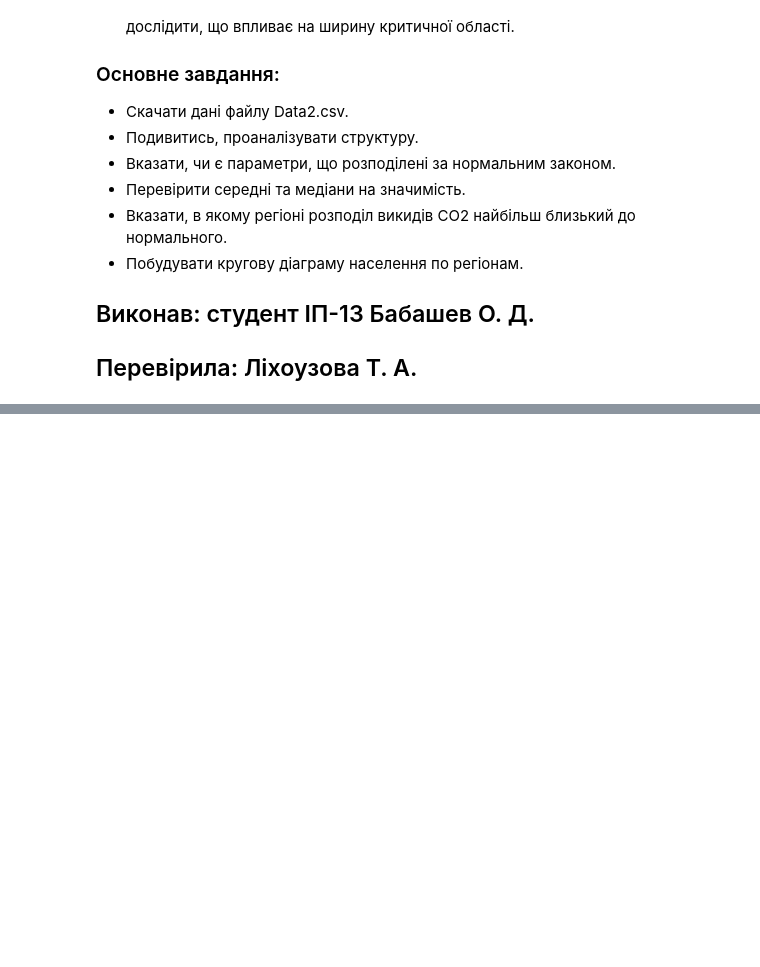
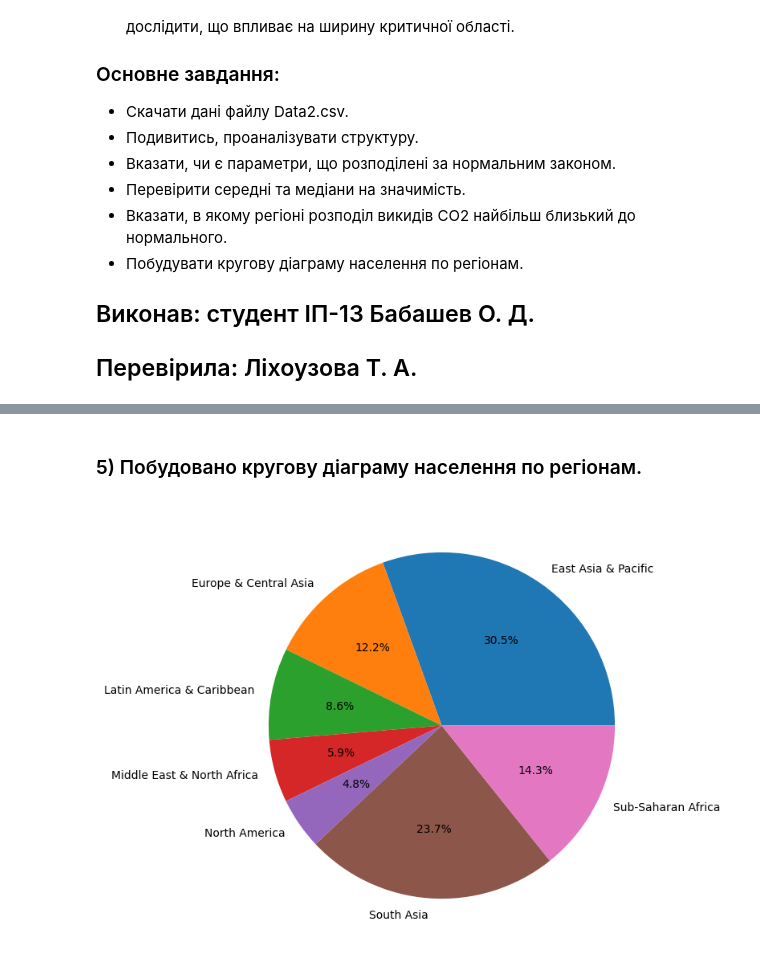
Before and after one commit to lexababashev/DA, a Jupyter notebook: 4lab/main.ipynb, the cells around one changed output, grey strips where cells are left out. Cells and saved outputs as stored; diff of their text form; code cells hidden in the pictures; blank space fills up the shorter version.

```diff
--- a/4lab/main.ipynb
+++ b/4lab/main.ipynb
@@ -18,0 +170,8 @@ import pandas as pd
+# %% [markdown]
+### 5) Побудовано кругову діаграму населення по регіонам.
+# %%
+df.groupby('Region')['Population'].sum().plot(kind="pie", autopct='%1.1f%%',figsize = (15,7))
+plt.ylabel(None)
+plt.show()
+# %% [output]
+[figure, added]
```
Also changed, not shown: parts of 15 cells of this notebook, 1 other file.
